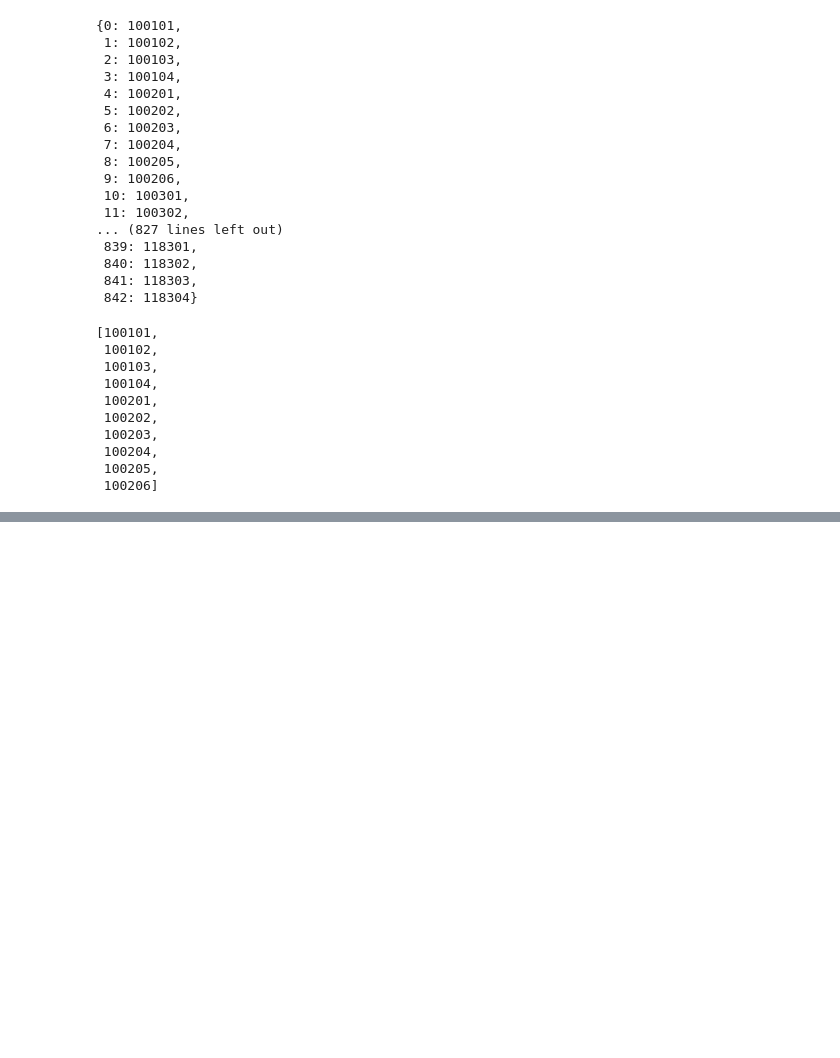
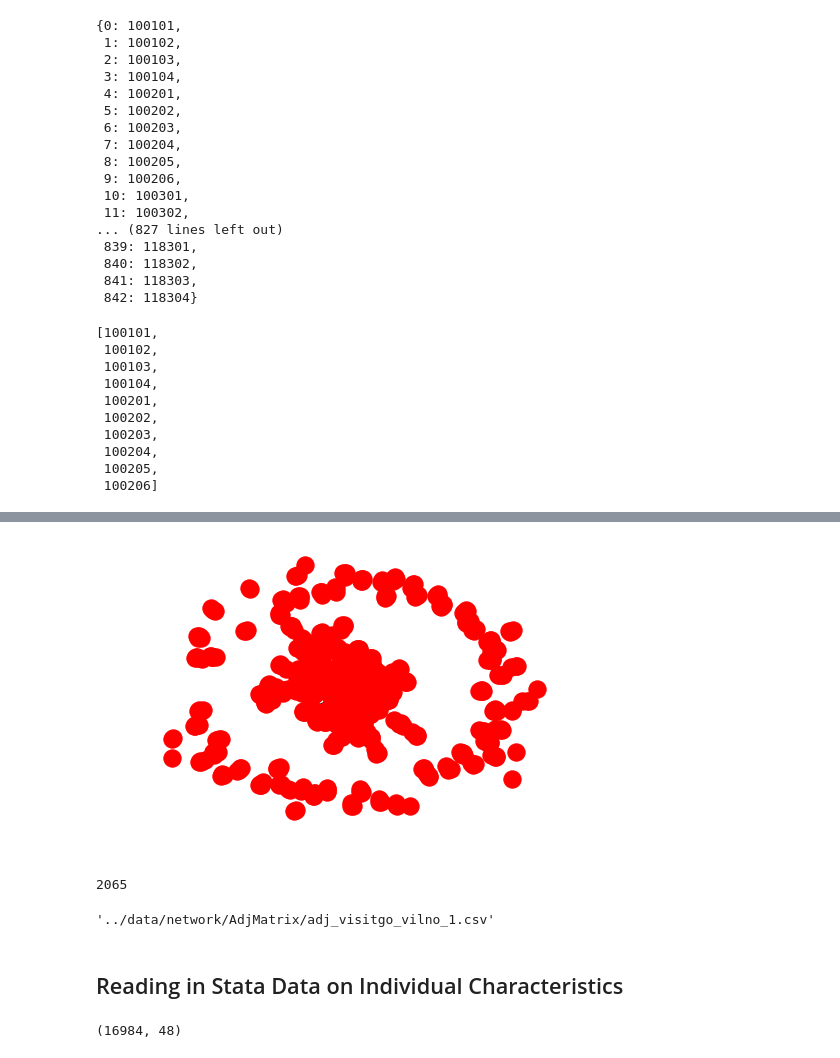
Before and after one commit to jeremyd1/Social-Networks, a Jupyter notebook: Microfinance/scripts/village1_networks.ipynb, the cells around one changed output, grey strips where cells are left out. Drawn from its saved outputs; the diff is of its cells as text; code cells hidden in the pictures; blank space fills up the shorter version.

```diff
--- a/Microfinance/scripts/village1_networks.ipynb
+++ b/Microfinance/scripts/village1_networks.ipynb
@@ -101,0 +138,10 @@ pickle.dump(BM_graph, BM_file)
+# %%
+# Help Decision
+HD_graph = file_to_nx("../data/network/AdjMatrix/adj_helpdecision_vilno_1.csv", map_id)
+nx.draw(HD_graph)
+# %% [output]
+[figure, added]
+# %%
+len(HD_graph.edges())
+# %% [output]
+2065
@@ -101,0 +151,14 @@ pickle.dump(BM_graph, BM_file)
+# %%
+KORC_graph = file_to_nx("../data/network/AdjMatrix/adj_keroricecome_vilno_1.csv", map_id)
+KORG_graph = file_to_nx("../data/network/AdjMatrix/adj_keroricego_vilno_1.csv", map_id)
+LM_graph = file_to_nx("../data/network/AdjMatrix/adj_lendmoney_vilno_1.csv", map_id)
+M_graph = file_to_nx("../data/network/AdjMatrix/adj_medic_vilno_1.csv", map_id)
+"../data/network/AdjMatrix/adj_nonrel_vilno_1.csv"
+"../data/network/AdjMatrix/adj_rel_vilno_1.csv"
+"../data/network/AdjMatrix/adj_templecompany_vilno_1.csv"
+"../data/network/AdjMatrix/adj_visitcome_vilno_1.csv"
+"../data/network/AdjMatrix/adj_visitgo_vilno_1.csv"
+# %% [output]
+'../data/network/AdjMatrix/adj_visitgo_vilno_1.csv'
+# %% [markdown]
+<h2> Reading in Stata Data on Individual Characteristics </h2>
@@ -101,0 +167,4 @@ pickle.dump(BM_graph, BM_file)
+# %%
+ind_data.shape
+# %% [output]
+(16984, 48)
```
Also changed, not shown: parts of 14 cells of this notebook, 3 other files.
